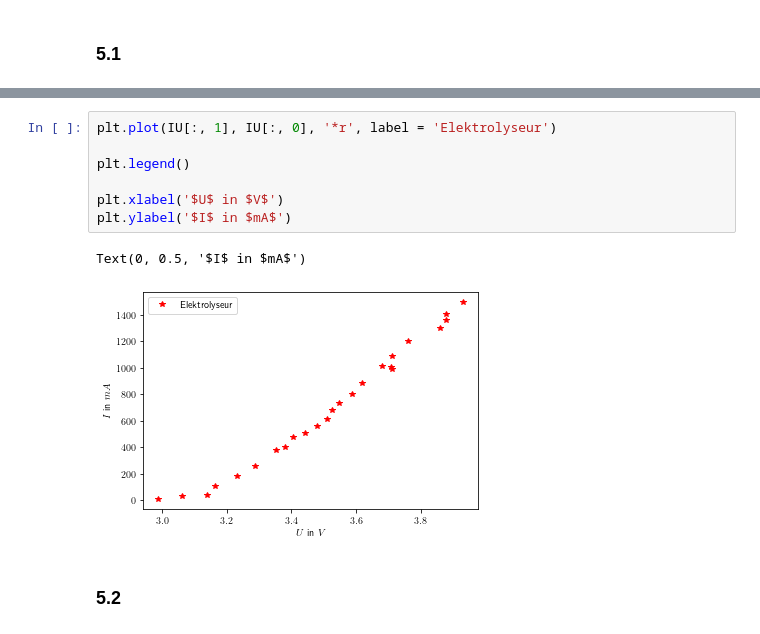
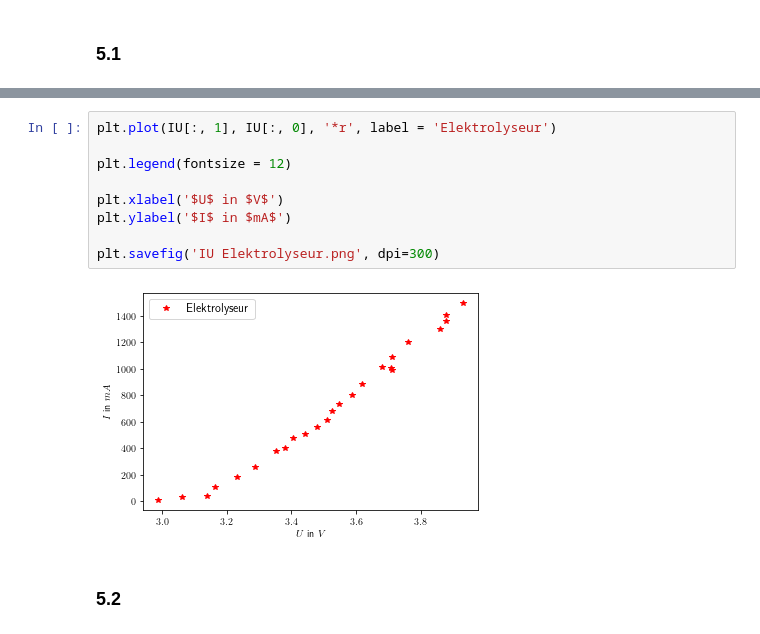
Before and after one commit to lxcrxm/Praktikum_V8, a Jupyter notebook: V8(2).ipynb, the cells around one changed output, grey strips where cells are left out. Cells and saved outputs as stored; diff of their text form.

```diff
--- a/V8(2).ipynb
+++ b/V8(2).ipynb
@@ -72,13 +73,14 @@ array([[ 614.   ,    3.51 ],
 # %%
 plt.plot(IU[:, 1], IU[:, 0], '*r', label = 'Elektrolyseur')
 
-plt.legend()
+plt.legend(fontsize = 12)
 
 plt.xlabel('$U$ in $V$')
 plt.ylabel('$I$ in $mA$')
+
+plt.savefig('IU Elektrolyseur.png', dpi=300)
 # %% [output]
-Text(0, 0.5, '$I$ in $mA$')
-[figure, old version]
+[figure, new version]
 # %% [markdown]
 ### 5.2
 # %%
```
Also changed, not shown: parts of 6 cells of this notebook.
